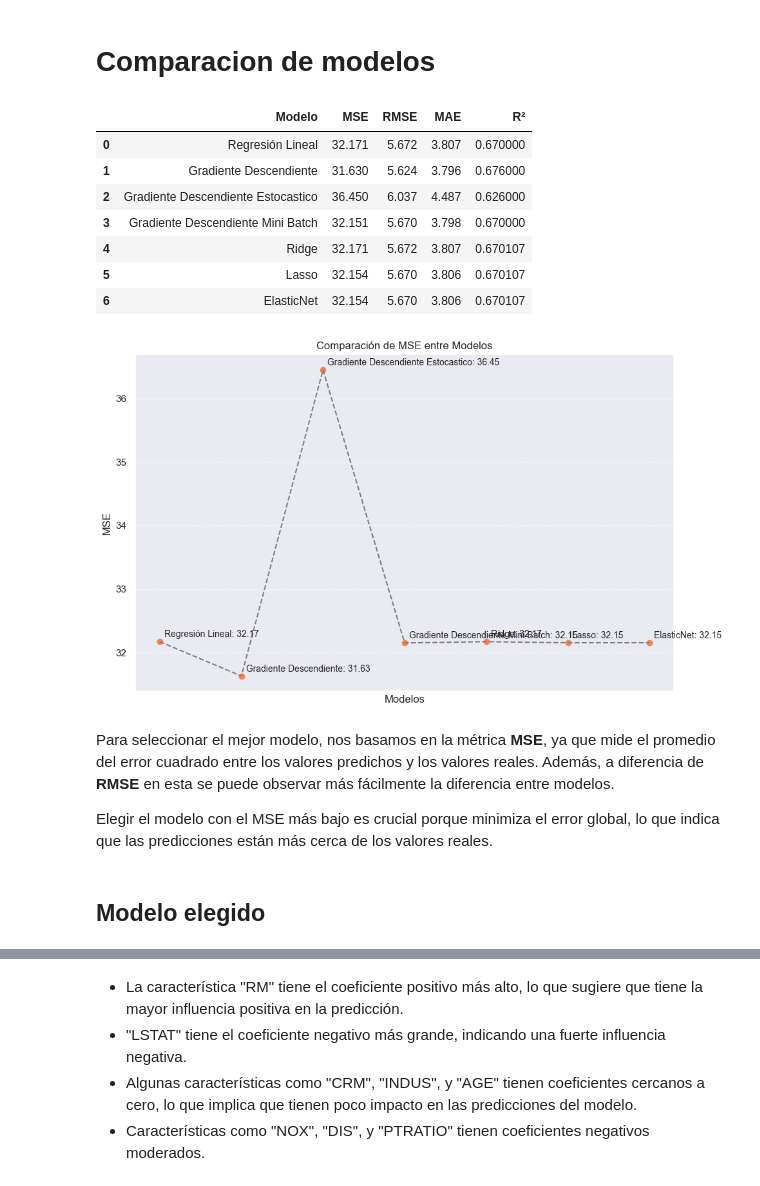
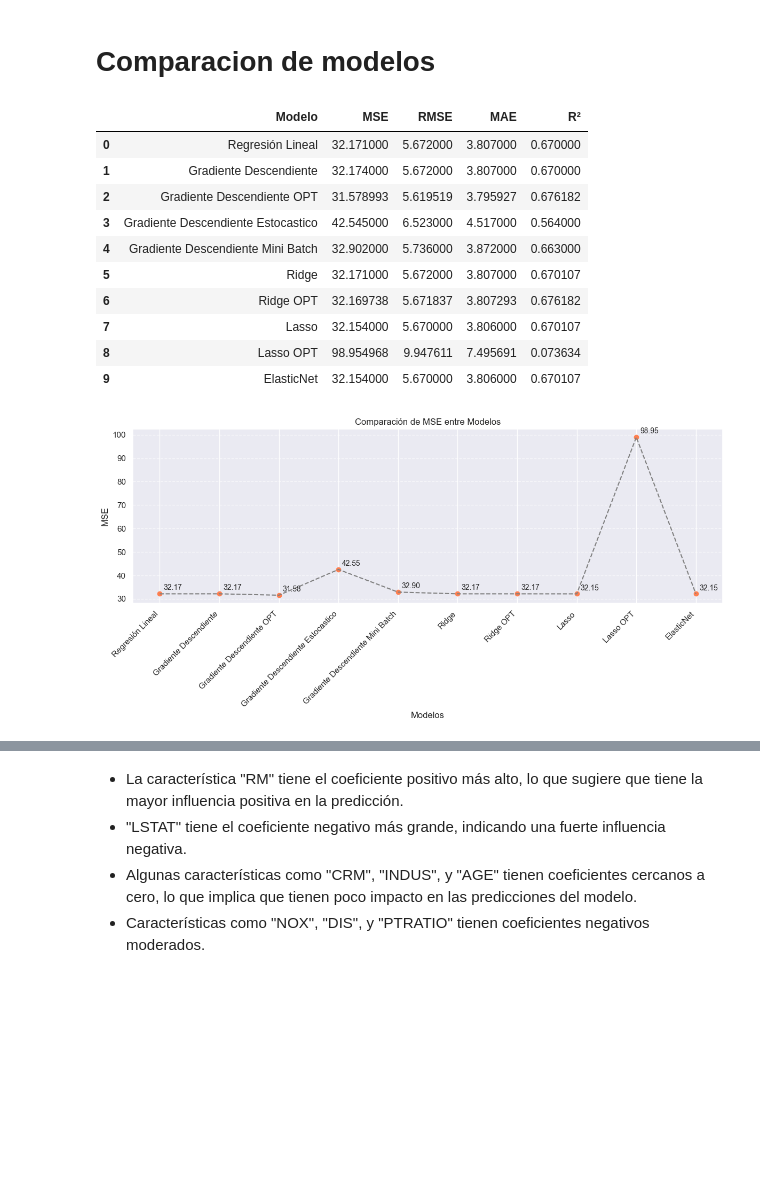
Before and after one commit to franciscoryb1/AA1-TUIA-RodriguezYBarros-Menescaldi-Britos, a Jupyter notebook: TP.ipynb, the cells around one changed output, grey strips where cells are left out. Drawn from its saved outputs; the diff is of its cells as text; code cells hidden in the pictures; blank space fills up the shorter version.

```diff
--- a/TP.ipynb
+++ b/TP.ipynb
@@ -1449,6 +1317,7 @@ def probar_hiperparametros_gd(X_train, y_train, X_val, y_val, hp_list):
     - Un DataFrame con las métricas de cada combinación de hiperparámetros
     """
     import pandas as pd
+    import numpy as np
 
     resultados = []
 
@@ -1466,6 +1335,7 @@ def probar_hiperparametros_gd(X_train, y_train, X_val, y_val, hp_list):
         X_val_extended = np.hstack((np.ones((X_val.shape[0], 1)), X_val))
         predictions_val = np.matmul(X_val_extended, W)
         mse_val = np.mean((y_val - predictions_val) ** 2)
+        rmse_val = np.sqrt(mse_val)  # Cálculo del RMSE
         mae_val = np.mean(np.abs(y_val - predictions_val))
         r2_val = 1 - (np.sum((y_val - predictions_val) ** 2) / np.sum((y_val - np.mean(y_val)) ** 2))
 
@@ -1474,6 +1344,7 @@ def probar_hiperparametros_gd(X_train, y_train, X_val, y_val, hp_list):
             'lr': lr,
             'epochs': epochs,
             'MSE_val': mse_val,
+            'RMSE_val': rmse_val,  # Guardar RMSE
             'MAE_val': mae_val,
             'R2_val': r2_val
         })
@@ -1496,6 +1367,8 @@ def probar_hiperparametros_ridge(X_train, y_train, X_val, y_val, hp_list):
     - Un DataFrame con las métricas de cada combinación de hiperparámetros
     """
     import pandas as pd
+    import numpy as np
+    from sklearn.linear_model import Ridge
 
     resultados = []
 
@@ -1511,6 +1384,7 @@ def probar_hiperparametros_ridge(X_train, y_train, X_val, y_val, hp_list):
         # Predecir en el conjunto de validación
         predictions_val = ridge_model.predict(X_val)
         mse_val = np.mean((y_val - predictions_val) ** 2)
+        rmse_val = np.sqrt(mse_val)  # Cálculo del RMSE
         mae_val = np.mean(np.abs(y_val - predictions_val))
         r2_val = ridge_model.score(X_val, y_val)  # R^2 score
 
@@ -1519,6 +1393,7 @@ def probar_hiperparametros_ridge(X_train, y_train, X_val, y_val, hp_list):
             'alpha': alpha,
             'max_iter': max_iter,
             'MSE_val': mse_val,
+            'RMSE_val': rmse_val,  # Guardar RMSE
             'MAE_val': mae_val,
             'R2_val': r2_val
         })
@@ -1543,6 +1418,7 @@ def probar_hiperparametros_lasso(X_train, y_train, X_val, y_val, hp_list):
     - Un DataFrame con las métricas de cada combinación de hiperparámetros
     """
     import pandas as pd
+    import numpy as np
 
     resultados = []
 
@@ -1558,6 +1434,7 @@ def probar_hiperparametros_lasso(X_train, y_train, X_val, y_val, hp_list):
         # Predecir en el conjunto de validación
         predictions_val = lasso_model.predict(X_val)
         mse_val = np.mean((y_val - predictions_val) ** 2)
+        rmse_val = np.sqrt(mse_val)  # Cálculo del RMSE
         mae_val = np.mean(np.abs(y_val - predictions_val))
         r2_val = lasso_model.score(X_val, y_val)  # R^2 score
 
@@ -1566,6 +1443,7 @@ def probar_hiperparametros_lasso(X_train, y_train, X_val, y_val, hp_list):
             'alpha': alpha,
             'max_iter': max_iter,
             'MSE_val': mse_val,
+            'RMSE_val': rmse_val,  # Guardar RMSE
             'MAE_val': mae_val,
             'R2_val': r2_val
         })
@@ -1738,12 +1593,11 @@ Es importante realizar una validación cruzada con estos hiperparámetros sugeri
 # %% [markdown]
 # Comparacion de modelos
 # %%
-# Definir las variables y métricas a comparar
-modelos = ['Regresión Lineal', 'Gradiente Descendiente', 'Gradiente Descendiente Estocastico', 'Gradiente Descendiente Mini Batch', 'Ridge', 'Lasso', 'ElasticNet']
-mse_test = [mse_rl, gd_test_mse, sgd_test_mse, mbsgd_test_mse, mse_ridge, mse_lasso, mse_en]
-rmse_test = [rmse_rl, gd_test_rmse, sgd_test_rmse, mbsgd_test_rmse, rmse_ridge, rmse_lasso, rmse_en]
-mae_test = [mae_rl, gd_test_mae, sgd_test_mae, mbsgd_test_mae, mae_ridge, mae_lasso, mae_en]
-r2_test = [r2_test_rl, gd_test_r2, sgd_test_r2, mbsgd_test_r2, r2_test_ridge, r2_test_lasso, r2_test_en]
+modelos = ['Regresión Lineal', 'Gradiente Descendiente', 'Gradiente Descendiente OPT', 'Gradiente Descendiente Estocastico', 'Gradiente Descendiente Mini Batch', 'Ridge', 'Ridge OPT', 'Lasso', 'Lasso OPT', 'ElasticNet']
+mse_test = [mse_rl, gd_test_mse, resultado_optimo_gd['MSE'], sgd_test_mse, mbsgd_test_mse, mse_ridge, resultado_optimo_ridge['MSE'], mse_lasso, resultado_optimo_lasso['MSE'], mse_en]
+rmse_test = [rmse_rl, gd_test_rmse, resultado_optimo_gd['RMSE'], sgd_test_rmse, mbsgd_test_rmse, rmse_ridge, resultado_optimo_ridge['RMSE'], rmse_lasso, resultado_optimo_lasso['RMSE'], rmse_en]
+mae_test = [mae_rl, gd_test_mae, resultado_optimo_gd['MAE'], sgd_test_mae, mbsgd_test_mae, mae_ridge, resultado_optimo_ridge['MAE'], mae_lasso, resultado_optimo_lasso['MAE'], mae_en]
+r2_test = [r2_test_rl, gd_test_r2, resultado_optimo_gd['R2'], sgd_test_r2, mbsgd_test_r2, r2_test_ridge, resultado_optimo_gd['R2'], r2_test_lasso, resultado_optimo_lasso['R2'], r2_test_en]
 
 # Crear el DataFrame
 df_comparacion = pd.DataFrame({
@@ -1755,43 +1609,48 @@ df_comparacion = pd.DataFrame({
 })
 
 # Mostrar el DataFrame
-
 df_comparacion
 # %% [output]
 |  | Modelo | MSE | RMSE | MAE | R² |
-| 0 | Regresión Lineal | 32.171 | 5.672 | 3.807 | 0.670000 |
-| 1 | Gradiente Descendiente | 31.630 | 5.624 | 3.796 | 0.676000 |
-| 2 | Gradiente Descendiente Estocastico | 36.450 | 6.037 | 4.487 | 0.626000 |
-| 3 | Gradiente Descendiente Mini Batch | 32.151 | 5.670 | 3.798 | 0.670000 |
-| 4 | Ridge | 32.171 | 5.672 | 3.807 | 0.670107 |
-| 5 | Lasso | 32.154 | 5.670 | 3.806 | 0.670107 |
-| 6 | ElasticNet | 32.154 | 5.670 | 3.806 | 0.670107 |
+| 0 | Regresión Lineal | 32.171000 | 5.672000 | 3.807000 | 0.670000 |
+| 1 | Gradiente Descendiente | 32.174000 | 5.672000 | 3.807000 | 0.670000 |
+| 2 | Gradiente Descendiente OPT | 31.578993 | 5.619519 | 3.795927 | 0.676182 |
+| 3 | Gradiente Descendiente Estocastico | 42.545000 | 6.523000 | 4.517000 | 0.564000 |
+| 4 | Gradiente Descendiente Mini Batch | 32.902000 | 5.736000 | 3.872000 | 0.663000 |
+| 5 | Ridge | 32.171000 | 5.672000 | 3.807000 | 0.670107 |
+| 6 | Ridge OPT | 32.169738 | 5.671837 | 3.807293 | 0.676182 |
+| 7 | Lasso | 32.154000 | 5.670000 | 3.806000 | 0.670107 |
+| 8 | Lasso OPT | 98.954968 | 9.947611 | 7.495691 | 0.073634 |
+| 9 | ElasticNet | 32.154000 | 5.670000 | 3.806000 | 0.670107 |
 # %%
-plt.figure(figsize=(10,6))
+# Ajuste para que los nombres no se vean amontonados en el gráfico y se muestren solo los valores al lado de cada punto
 
+import matplotlib.pyplot as plt
+
+# Suponemos que df_comparacion ya está disponible
+plt.figure(figsize=(12,6))
+
+# Crear el gráfico de dispersión y línea
 plt.scatter(df_comparacion['Modelo'], df_comparacion['MSE'], color='coral')
-
 plt.plot(df_comparacion['Modelo'], df_comparacion['MSE'], linestyle='--', color='gray')
 
+# Añadir solo los valores de MSE al lado de cada punto
 for i, txt in enumerate(df_comparacion['MSE']):
-    label = f'{df_comparacion["Modelo"][i]}: {txt:.2f}'
-    plt.annotate(label, (df_comparacion['Modelo'][i], df_comparacion['MSE'][i]), xytext=(5, 5), textcoords='offset points', fontsize=10)
+    plt.annotate(f'{txt:.2f}', (i, df_comparacion['MSE'][i]), xytext=(5, 5), textcoords='offset points', fontsize=10)
 
+# Ajustar las etiquetas de los nombres de los modelos en el eje x con rotación para evitar que se superpongan
+plt.xticks(range(len(df_comparacion['Modelo'])), df_comparacion['Modelo'], rotation=45, ha='right')
+
+# Etiquetas y título
 plt.ylabel('MSE')
 plt.xlabel('Modelos')
 plt.title('Comparación de MSE entre Modelos')
 
-plt.xticks([])
-
+# Ajustar el grid y layout
 plt.grid(True, axis='y', linestyle='--', alpha=0.7)
 plt.tight_layout()
 
+# Mostrar el gráfico
 plt.show()
 # %% [output]
-[figure, old version]
+[figure, new version]
-# %% [markdown]
-Para seleccionar el mejor modelo, nos basamos en la métrica **MSE**, ya que mide el promedio del error cuadrado entre los valores predichos y los valores reales. Además, a diferencia de **RMSE** en esta se puede observar más fácilmente la diferencia entre modelos.
-
-Elegir el modelo con el MSE más bajo es crucial porque minimiza el error global, lo que indica que las predicciones están más cerca de los valores reales.
-# %% [markdown]
-## Modelo elegido
```
Also changed, not shown: parts of 41 cells of this notebook.
